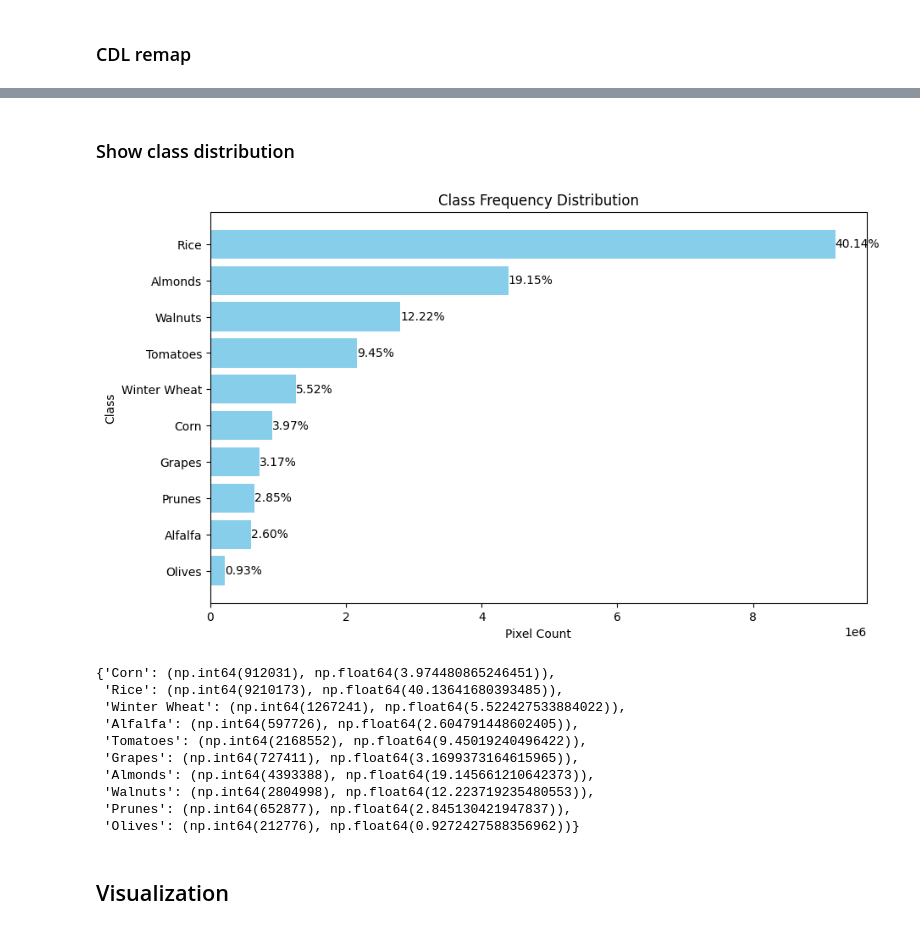
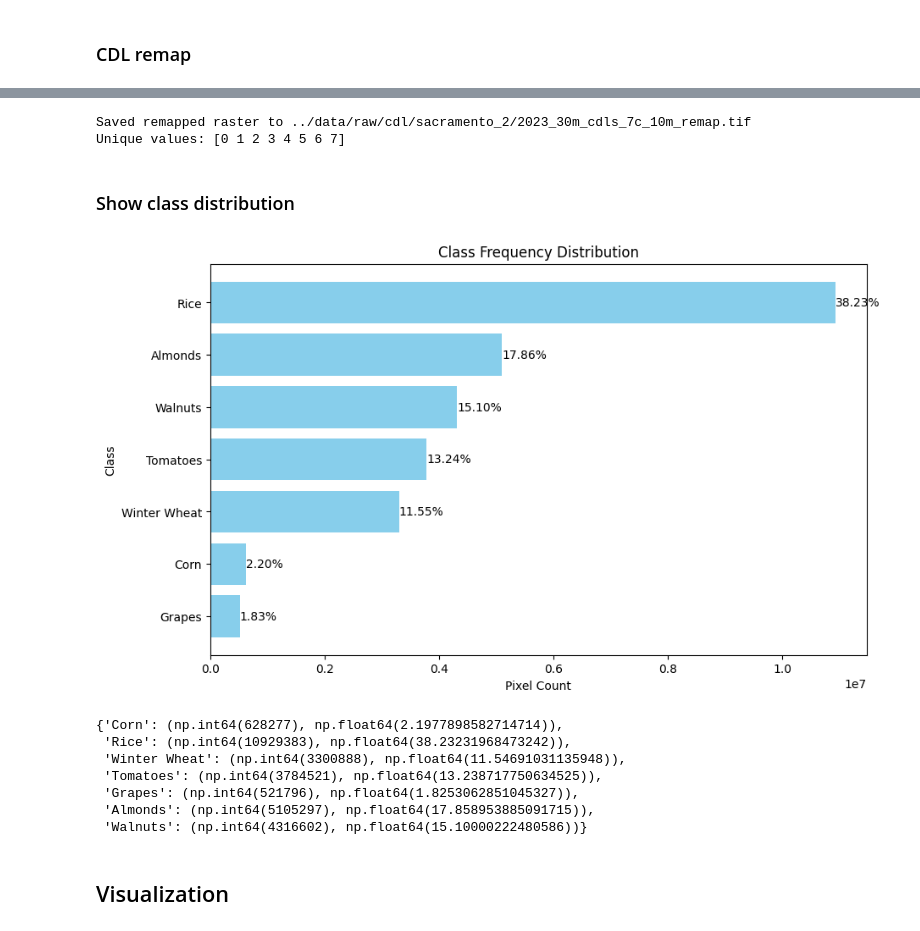
Before and after one commit to dikaizm/research-crop-mapping-geoai, a Jupyter notebook: notebooks/image_analysis.ipynb, the cells around one changed output, grey strips where cells are left out. Cells and saved outputs as stored; diff of their text form; code cells hidden in the pictures.

```diff
--- a/notebooks/image_analysis.ipynb
+++ b/notebooks/image_analysis.ipynb
@@ -211,37 +153,49 @@ Unique values after remap: [ 0  1  2  3  4  5  6  7  8  9 10]
+# %%
+from geoai import label_utils
+
+# Map them into compact range
+mapping = {
+    0: 0,   # Background
+    1: 1,   # Corn
+    3: 2,   # Rice
+    24: 3,  # Winter Wheat
+    54: 4,  # Tomatoes
+    69: 5,  # Grapes
+    75: 6,  # Almonds
+    76: 7,  # Walnuts
+}
+
+label_utils.remap_raster(
+    in_path="../data/raw/cdl/sacramento_2/2023_30m_cdls_7c_10m.tif",
+    out_path="../data/raw/cdl/sacramento_2/2023_30m_cdls_7c_10m_remap.tif",
+    mapping=mapping
+)
+# %% [output]
+Saved remapped raster to ../data/raw/cdl/sacramento_2/2023_30m_cdls_7c_10m_remap.tif
+Unique values: [0 1 2 3 4 5 6 7]
 # %% [markdown]
 ### Show class distribution
 # %%
 from geoai import label_utils
+import sys
+sys.path.append("../")
+
+from utils.constants import USDA_CDL_NAMES
 
 label_utils.plot_class_distribution(
-    raster_path="../data/raw/cdl/2023_30m_cdls_10m_remap.tif",
-    class_mapping={
-        0: "Background",
-        1: "Corn",
-        2: "Rice",
-        3: "Winter Wheat",
-        4: "Alfalfa",
-        5: "Tomatoes",
-        6: "Grapes",
-        7: "Almonds",
-        8: "Walnuts",
-        9: "Prunes",
-        10: "Olives"
-    },
+    raster_path="../data/raw/cdl/sacramento_2/2023_30m_cdls_7c_10m.tif",
+    class_mapping=USDA_CDL_NAMES,
     skip_background=True,
 )
 # %% [output]
-[figure, old version]
+[figure, new version]
-{'Corn': (np.int64(912031), np.float64(3.974480865246451)),
- 'Rice': (np.int64(9210173), np.float64(40.13641680393485)),
- 'Winter Wheat': (np.int64(1267241), np.float64(5.522427533884022)),
- 'Alfalfa': (np.int64(597726), np.float64(2.604791448602405)),
- 'Tomatoes': (np.int64(2168552), np.float64(9.45019240496422)),
- 'Grapes': (np.int64(727411), np.float64(3.1699373164615965)),
- 'Almonds': (np.int64(4393388), np.float64(19.145661210642373)),
- 'Walnuts': (np.int64(2804998), np.float64(12.223719235480553)),
- 'Prunes': (np.int64(652877), np.float64(2.845130421947837)),
- 'Olives': (np.int64(212776), np.float64(0.9272427588356962))}
+{'Corn': (np.int64(628277), np.float64(2.1977898582714714)),
+ 'Rice': (np.int64(10929383), np.float64(38.23231968473242)),
+ 'Winter Wheat': (np.int64(3300888), np.float64(11.54691031135948)),
+ 'Tomatoes': (np.int64(3784521), np.float64(13.238717750634525)),
+ 'Grapes': (np.int64(521796), np.float64(1.8253062851045327)),
+ 'Almonds': (np.int64(5105297), np.float64(17.858953885091715)),
+ 'Walnuts': (np.int64(4316602), np.float64(15.10000222480586))}
 # %% [markdown]
 ## Visualization
 # %% [markdown]
```
Also changed, not shown: parts of 17 cells of this notebook, 6 other files.
